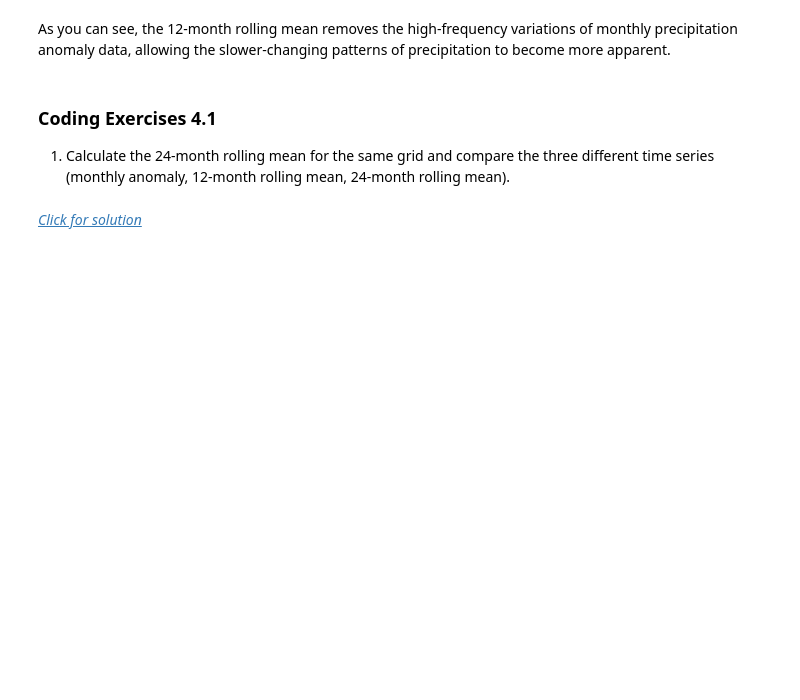
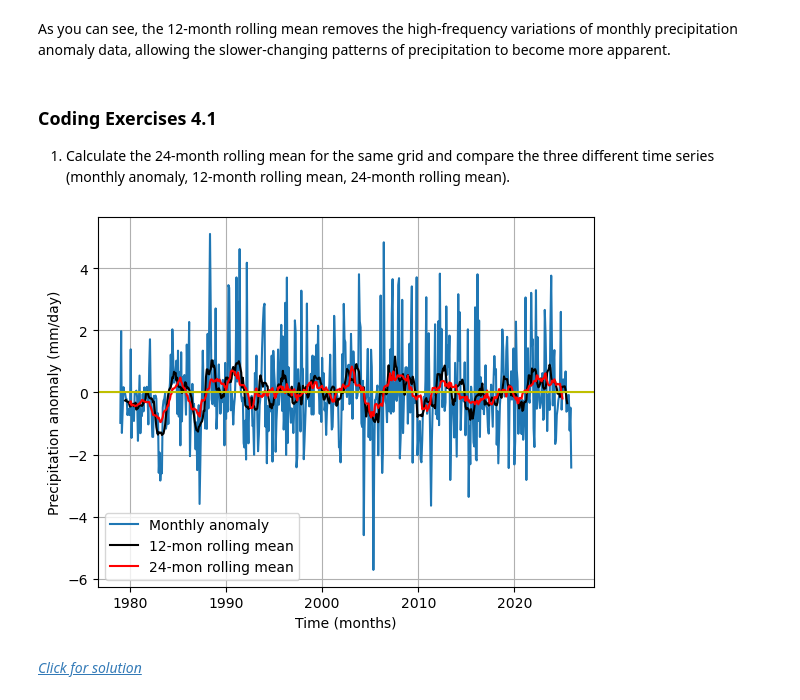
Before and after one commit to TobGerken/ISAT_420_S26_Shared_Fork, a Jupyter notebook: W10_Xarray_Operations/Code/w10_climatology.ipynb, the cells around one changed output. Cells and saved outputs as stored; diff of their text form; code cells hidden in the pictures; blank space fills up the shorter version.

```diff
--- a/W10_Xarray_Operations/Code/w10_climatology.ipynb
+++ b/W10_Xarray_Operations/Code/w10_climatology.ipynb
@@ -683,21 +763,23 @@ As you can see, the 12-month rolling mean removes the high-frequency variations
 1. Calculate the 24-month rolling mean for the same grid and compare the three different time series (monthly anomaly, 12-month rolling mean, 24-month rolling mean).
 # %%
 # calculate 24-month rolling mean
-grid_rolling_24m = ...
+grid_rolling_24m =  grid_month.rolling(time=24, center=True).mean()
 
 # plot all three time series together with different colors
 fig, ax = plt.subplots()
 _ = grid_month.plot(label="Monthly anomaly", ax=ax)
-_ = ...
-_ = ...
+_ = grid_rolling.plot(color='k', label="12-mon rolling mean", ax=ax)
+_ = grid_rolling_24m.plot(color='r', label="24-mon rolling mean", ax=ax)
 
 # aesthetics
 ax.axhline(y=0, color="y", linestyle="-")
 ax.set_xlabel("Time (months)")
 ax.set_ylabel("Precipitation anomaly (mm/day)")
 ax.legend()
 ax.set_title("") # remove the automatically generated title
 ax.grid(True)
+# %% [output]
+[figure, added]
 # %% [markdown]
 [*Click for solution*](https://github.com/neuromatch/climate-course-content/tree/main/tutorials/W1D3_RemoteSensing/solutions/W1D3_Tutorial5_Solution_b9708e8c.py)
 # %% [markdown]
```
Also changed, not shown: parts of 22 cells of this notebook.
